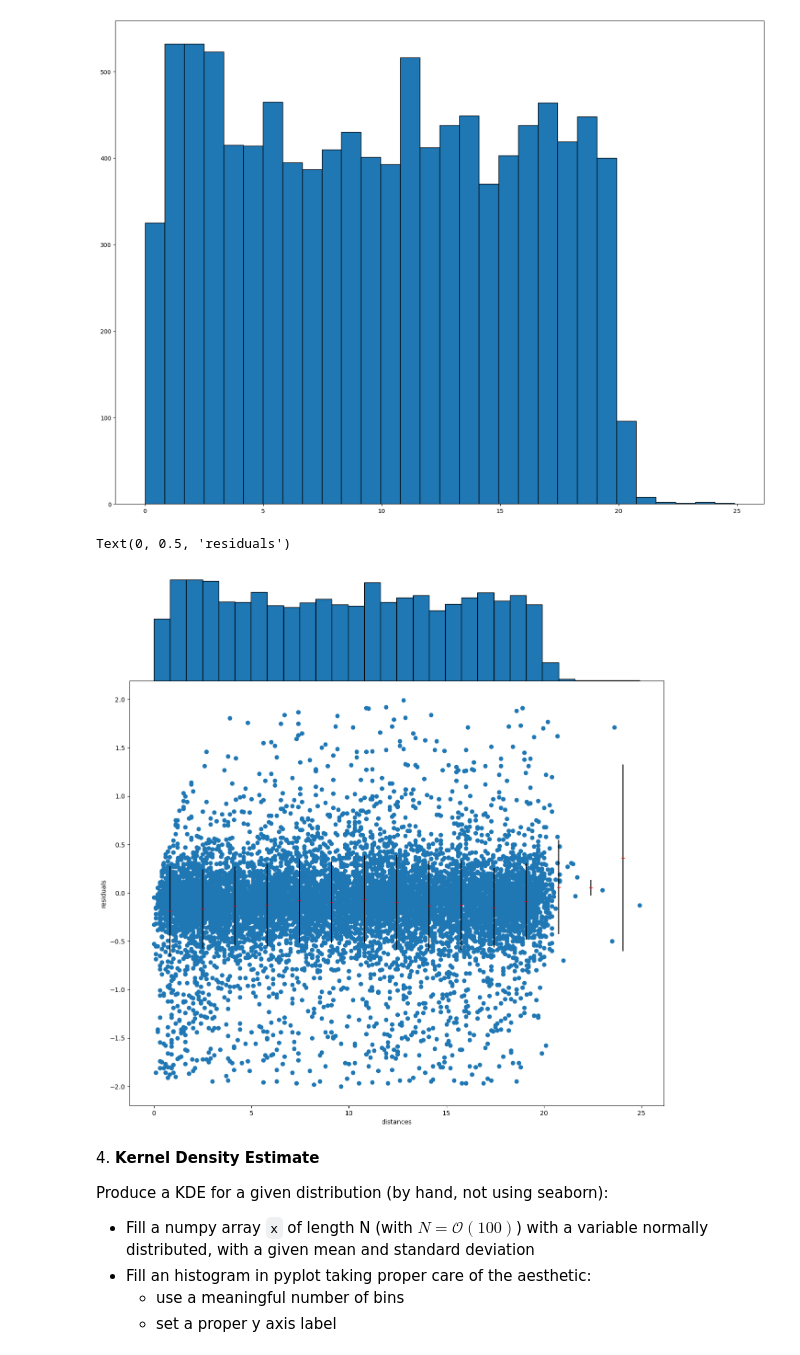
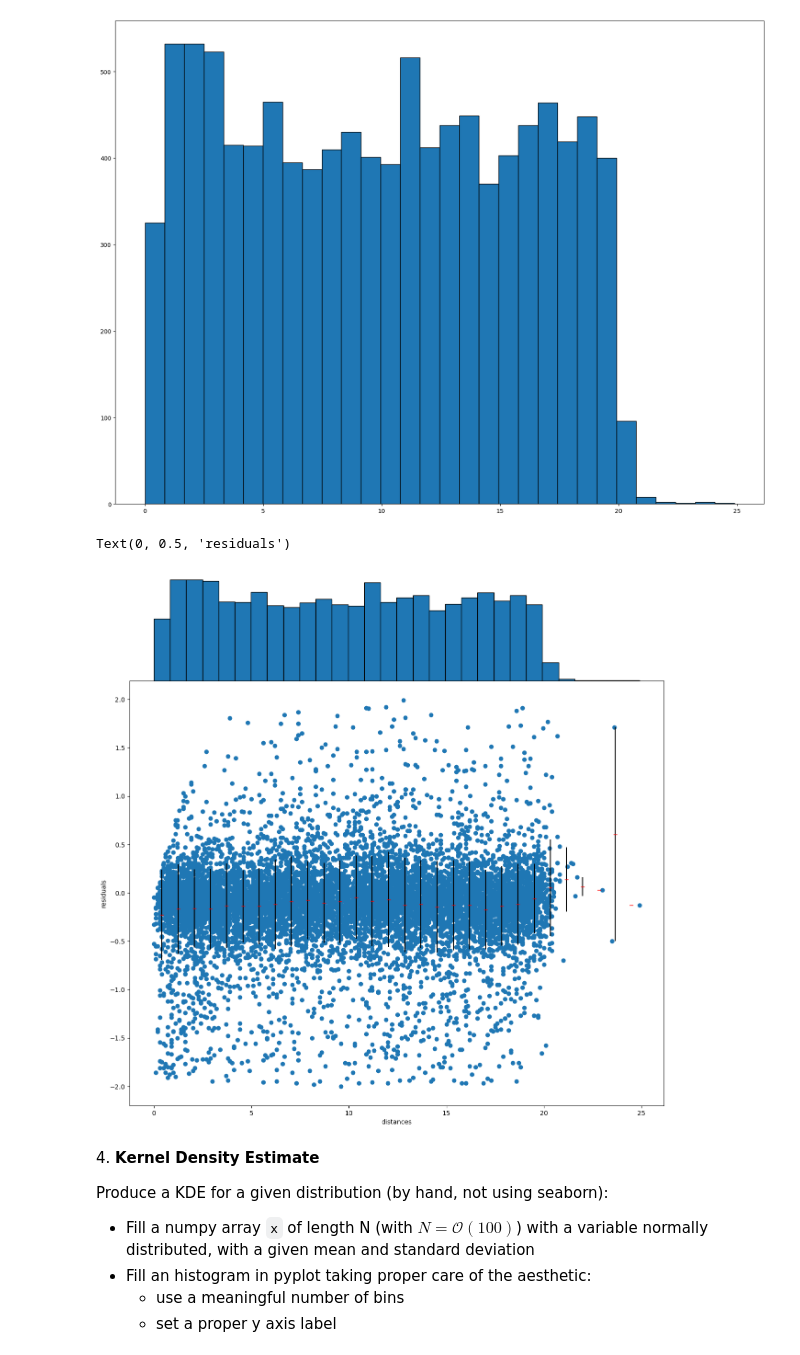
Before and after one commit to zucchett/ScientificComputingWithPython2022, a Jupyter notebook: 07ex_visualization.ipynb, the cells around one changed output. Saved outputs shown, nothing was run; the diff lists cells and outputs as text; code cells hidden in the pictures.

```diff
--- a/07ex_visualization.ipynb
+++ b/07ex_visualization.ipynb
@@ -149,30 +140,29 @@ n,edges,_ = ax.hist(distances,bins = n_bins,edgecolor = "black")
 # %%
 x=[]
 y=[]
 err_y=[]
-for i in range(1,len(bins)):
-    temp = my_entries[(my_entries["distances"]>bins[i-1]) & (my_entries["distances"]<=bins[i])]["residuals"].values
+for i in range(1,len(edges)):
+    temp = my_entries[(my_entries["distances"]>edges[i-1]) & (my_entries["distances"]<=edges[i])]["residuals"].values
     if(len(temp) > 0):
-        x.append((bins[i]+bins[i-1])/2)
+        x.append((edges[i]+edges[i-1])/2)
         y.append(np.mean(temp))
         err_y.append(np.std(temp)) ##creating the arrays as defined in the ex request
 
-fig = plt.figure(figsize=(15,15))
-grid = fig.add_gridspec(2,1,hspace=0,height_ratios=(1, 4)) ##empty gridspace
+figure = plt.figure(figsize=(15,15))
+gridspace = figure.add_gridspec(2,1,hspace=0,height_ratios=(1, 4)) ##empty gridspace
 
-ax_scatter = fig.add_subplot(grid[1])
-ax_hist = fig.add_subplot(grid[0], sharex=ax_scatter)
+ax_scatt = figure.add_subplot(gridspace[1])
+ax_hist = figure.add_subplot(gridspace[0], sharex=ax_scatt)
 
 _,bins_edges,_=ax_hist.hist(distances,bins = n_bins,edgecolor = "black") ##plotting hist on top pf the scatter plot
 ax_hist.axis("off")
-
-ax_scatter.errorbar(x,y,err_y,fmt="_",ecolor="k",color="r")
-ax_scatter.scatter(y=my_entries["residuals"],x=my_entries["distances"]) ##plotting scatter plot
-ax_scatter.set_xlabel("distances")
-ax_scatter.set_ylabel("residuals")
+ax_scatt.errorbar(x,y,err_y,fmt="_",ecolor="k",color="r")
+ax_scatt.scatter(y=my_entries["residuals"],x=my_entries["distances"]) ##plotting scatter plot
+ax_scatt.set_xlabel("distances")
+ax_scatt.set_ylabel("residuals")
 # %% [output]
 Text(0, 0.5, 'residuals')
-[figure, old version]
+[figure, new version]
 # %% [markdown]
 4\. **Kernel Density Estimate**
 
```
Also changed, not shown: parts of 4 cells of this notebook.
